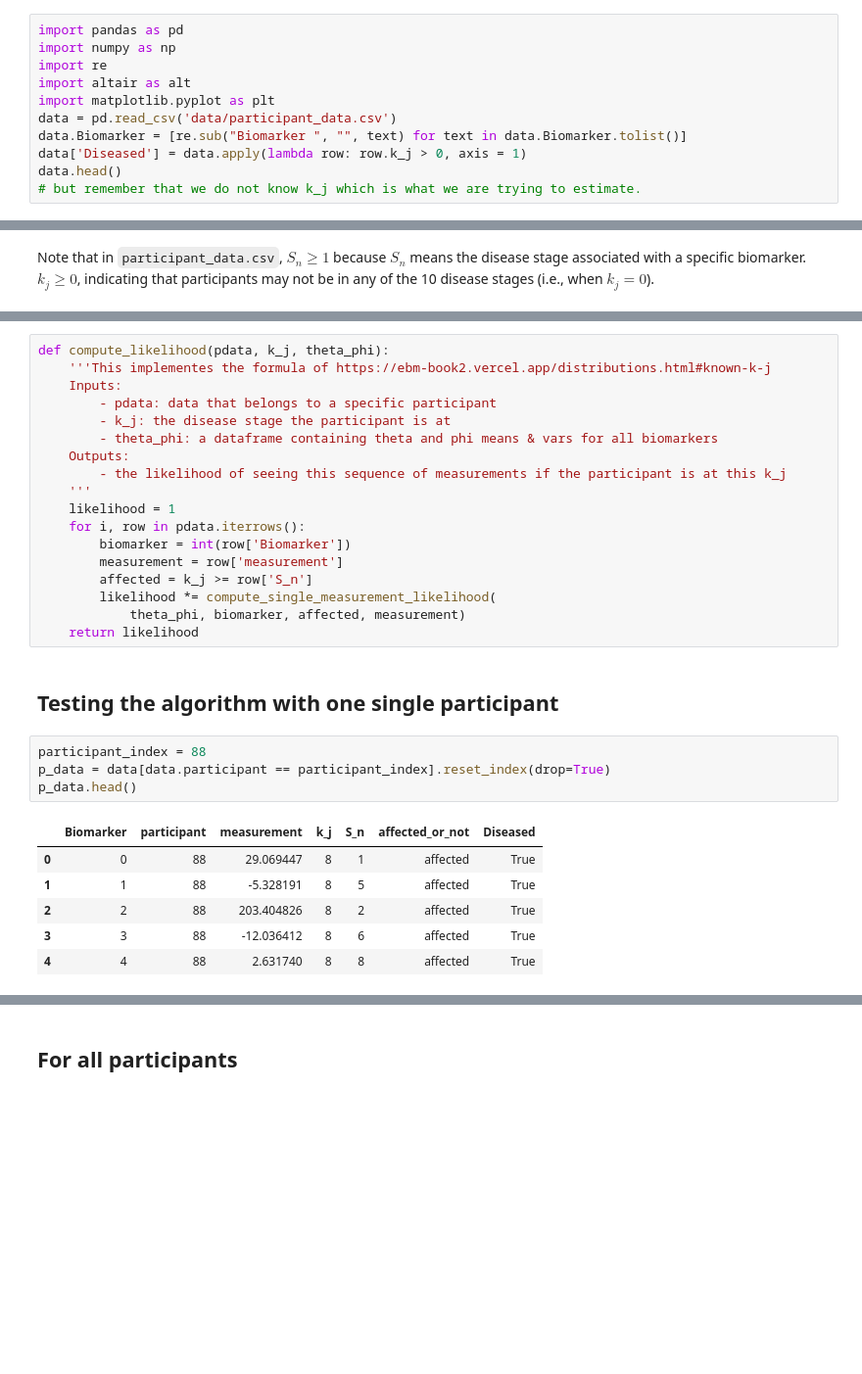
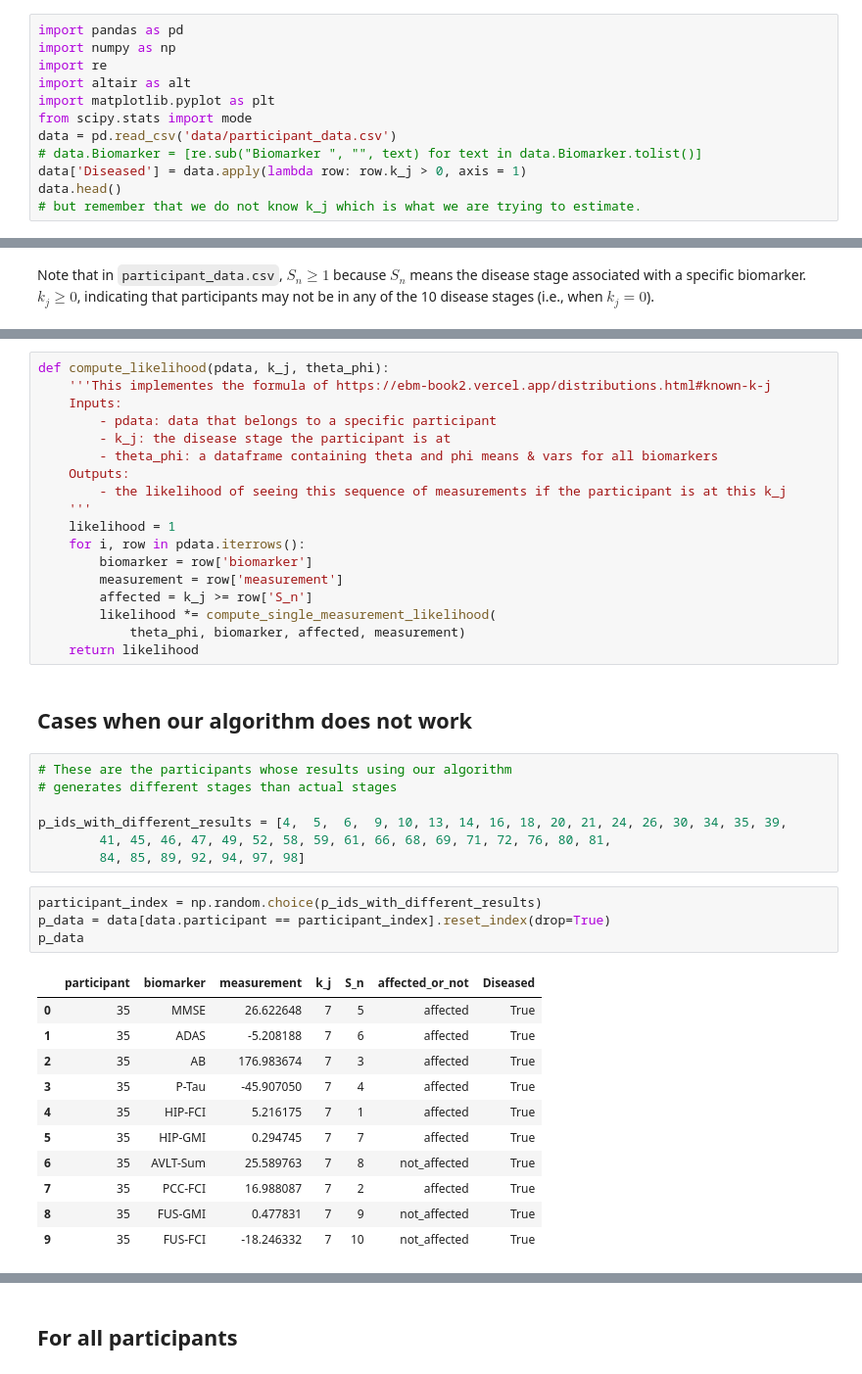
Before and after one commit to hongtaoh/ebm-book, a Jupyter notebook: _build/jupyter_execute/two_estimate_disease_stages.ipynb, the cells around one changed output, grey strips where cells are left out. Shown: that part at 98% size. Saved outputs shown, nothing was run; the diff lists cells and outputs as text; blank space fills up the shorter version.

```diff
--- a/_build/jupyter_execute/two_estimate_disease_stages.ipynb
+++ b/_build/jupyter_execute/two_estimate_disease_stages.ipynb
@@ -18,8 +18,9 @@ import numpy as np
 import re
 import altair as alt
 import matplotlib.pyplot as plt
+from scipy.stats import mode
 data = pd.read_csv('data/participant_data.csv')
-data.Biomarker = [re.sub("Biomarker ", "", text) for text in data.Biomarker.tolist()]
+# data.Biomarker = [re.sub("Biomarker ", "", text) for text in data.Biomarker.tolist()]
 data['Diseased'] = data.apply(lambda row: row.k_j > 0, axis = 1)
 data.head()
 # but remember that we do not know k_j which is what we are trying to estimate.
@@ -88,24 +106,36 @@ def compute_likelihood(pdata, k_j, theta_phi):
     '''
     likelihood = 1
     for i, row in pdata.iterrows():
-        biomarker = int(row['Biomarker'])
+        biomarker = row['biomarker']
         measurement = row['measurement']
         affected = k_j >= row['S_n']
         likelihood *= compute_single_measurement_likelihood(
             theta_phi, biomarker, affected, measurement)
     return likelihood
-# %% [markdown]
-## Testing the algorithm with one single participant
+# %% [markdown]
+## Cases when our algorithm does not work
+# %%
+# These are the participants whose results using our algorithm
+# generates different stages than actual stages
+
+p_ids_with_different_results = [4,  5,  6,  9, 10, 13, 14, 16, 18, 20, 21, 24, 26, 30, 34, 35, 39,
+        41, 45, 46, 47, 49, 52, 58, 59, 61, 66, 68, 69, 71, 72, 76, 80, 81,
+        84, 85, 89, 92, 94, 97, 98]
 # %%
-participant_index = 88
+participant_index = np.random.choice(p_ids_with_different_results)
 p_data = data[data.participant == participant_index].reset_index(drop=True)
-p_data.head()
+p_data
 # %% [output]
-|  | Biomarker | participant | measurement | k_j | S_n | affected_or_not | Diseased |
-| 0 | 0 | 88 | 29.069447 | 8 | 1 | affected | True |
-| 1 | 1 | 88 | -5.328191 | 8 | 5 | affected | True |
-| 2 | 2 | 88 | 203.404826 | 8 | 2 | affected | True |
-| 3 | 3 | 88 | -12.036412 | 8 | 6 | affected | True |
-| 4 | 4 | 88 | 2.631740 | 8 | 8 | affected | True |
+|  | participant | biomarker | measurement | k_j | S_n | affected_or_not | Diseased |
+| 0 | 35 | MMSE | 26.622648 | 7 | 5 | affected | True |
+| 1 | 35 | ADAS | -5.208188 | 7 | 6 | affected | True |
+| 2 | 35 | AB | 176.983674 | 7 | 3 | affected | True |
+| 3 | 35 | P-Tau | -45.907050 | 7 | 4 | affected | True |
+| 4 | 35 | HIP-FCI | 5.216175 | 7 | 1 | affected | True |
+| 5 | 35 | HIP-GMI | 0.294745 | 7 | 7 | affected | True |
+| 6 | 35 | AVLT-Sum | 25.589763 | 7 | 8 | not_affected | True |
+| 7 | 35 | PCC-FCI | 16.988087 | 7 | 2 | affected | True |
+| 8 | 35 | FUS-GMI | 0.477831 | 7 | 9 | not_affected | True |
+| 9 | 35 | FUS-FCI | -18.246332 | 7 | 10 | not_affected | True |
 # %%
 num_stages = len(data.k_j.unique())
```
Also changed, not shown: parts of 32 cells of this notebook, 39 other files.
